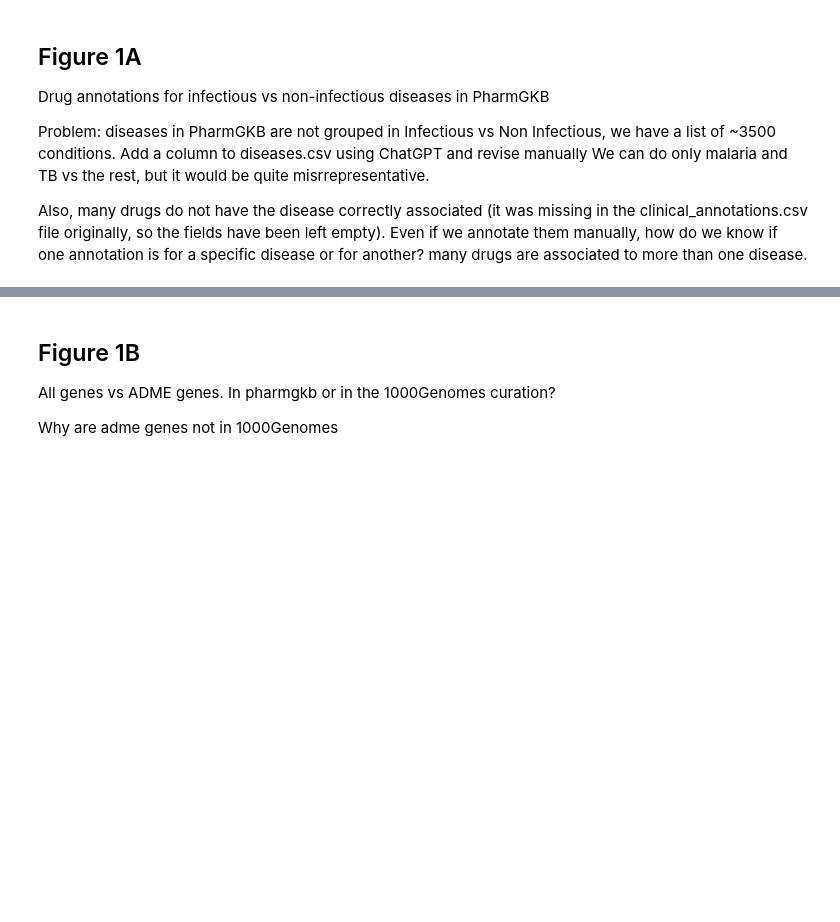
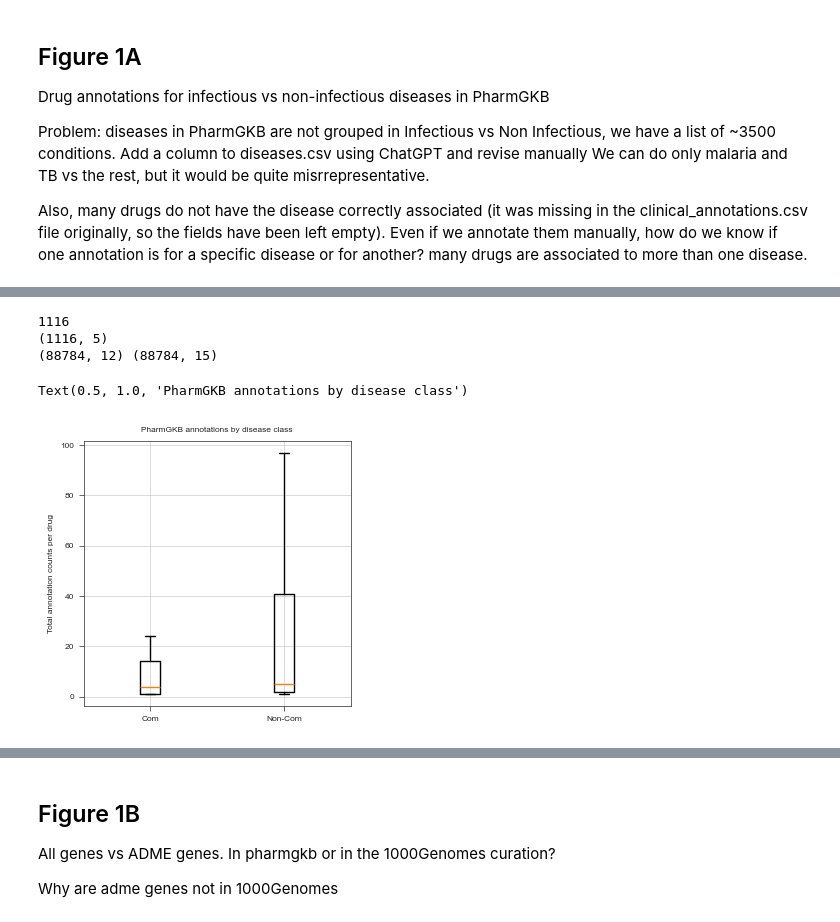
Before and after one commit to ersilia-os/pharmacogx-embeddings, a Jupyter notebook: paper/figure1.ipynb, the cells around one changed output, grey strips where cells are left out. Drawn from its saved outputs; the diff is of its cells as text; code cells hidden in the pictures; blank space fills up the shorter version.

```diff
--- a/paper/figure1.ipynb
+++ b/paper/figure1.ipynb
@@ -58,0 +30,12 @@ print(df_["chemical"].nunique())
+# %%
+df = pd.read_csv(os.path.join(DATAPATH,"pharmgkb_processed", "13_pgkb_merged.csv"), low_memory=False)
+d2d = pd.read_csv(os.path.join(DATAPATH, "drugbank", "drugbank_atc_codes.csv"))
+len(set(df["cid"])-set(d2d["pharmgkb_id"]))
+
+df_ = df.merge(d2d, how='left', left_on='cid', right_on='pharmgkb_id')
+df_.drop(columns=["pharmgkb_id"], inplace=True)
+df2d = df_[["cid", "chemical", "atc_codes", "disease", "is_infectious", "is_noncommunicable"]]
+df2d.drop_duplicates(keep="first", inplace=True)
+df2d.sort_values(by="cid", inplace=True)
+df2d.to_csv(os.path.join("data", "drugs2disease.csv"), index=False)
+print(len(set(df["cid"])), len(set(df_["cid"])), len(set(df2d["cid"])))
@@ -58,0 +52,28 @@ print(df_["chemical"].nunique())
+# %%
+d2d = pd.read_csv("data/drugs2disease_manual.csv")
+print(len(set(d2d["cid"])))
+d2d = d2d[['cid', 'chemical', 'atc_codes', 'is_infectious','is_noncommunicable']]
+d2d = d2d.drop_duplicates(keep="first")
+print(d2d.shape)
+df_ = df.merge(d2d, how='left', on=['cid', 'chemical'])
+print(df.shape, df_.shape)
+# %% [output]
+1116
+(1116, 5)
+(88784, 12) (88784, 15)
+# %%
+ncom = df_[df_["is_noncommunicable"]==1]
+com = df_[df_["is_infectious"]==1]
+
+ncom_counts = ncom['cid'].value_counts().reset_index()
+com_counts = com['cid'].value_counts().reset_index()
+
+fig, axs = st.create_figure(1,1)
+ax = axs.next()
+plt.boxplot([com_counts['count'], ncom_counts['count']], labels=['Com', 'Non-Com'], showfliers=False)
+ax.set_ylabel("Total annotation counts per drug")
+ax.set_xlabel("")
+ax.set_title("PharmGKB annotations by disease class")
+# %% [output]
+Text(0.5, 1.0, 'PharmGKB annotations by disease class')
+[figure, added]
```
Also changed, not shown: parts of 18 cells of this notebook, 2 other files.
